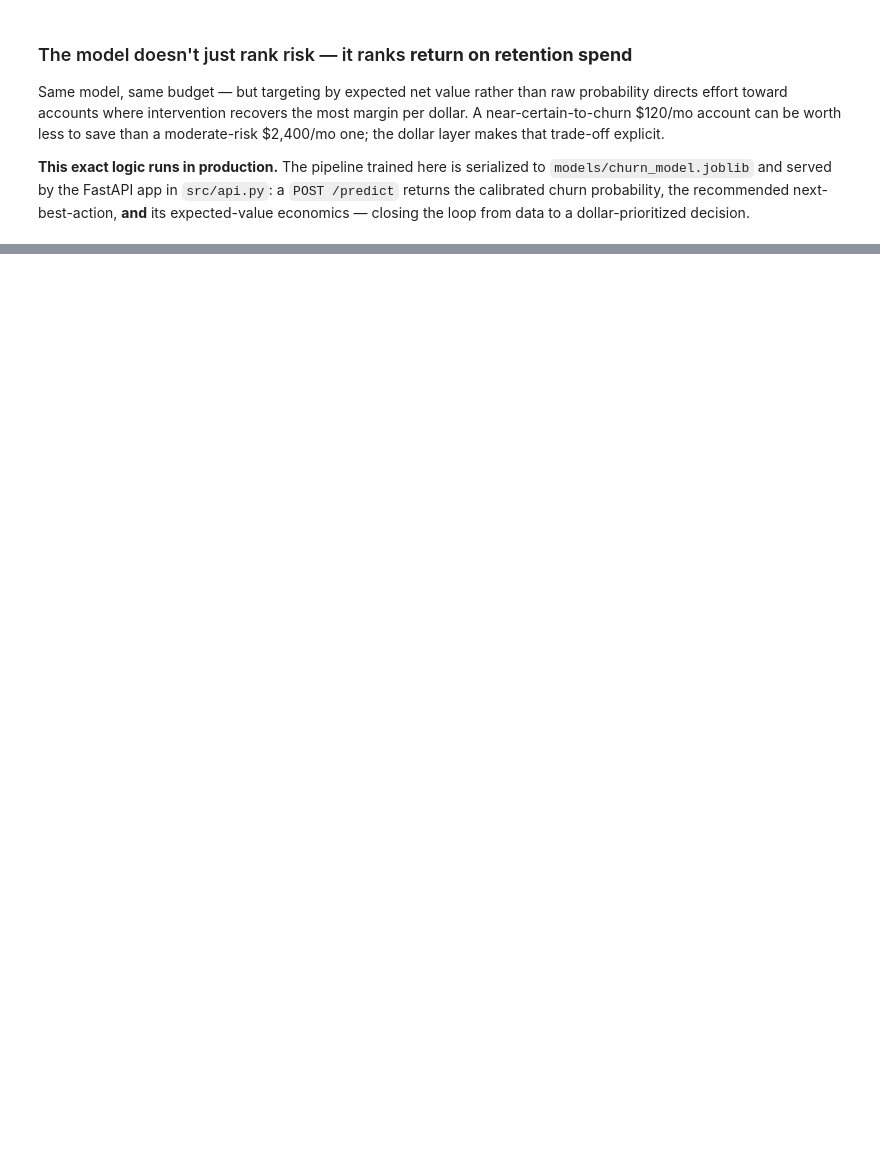
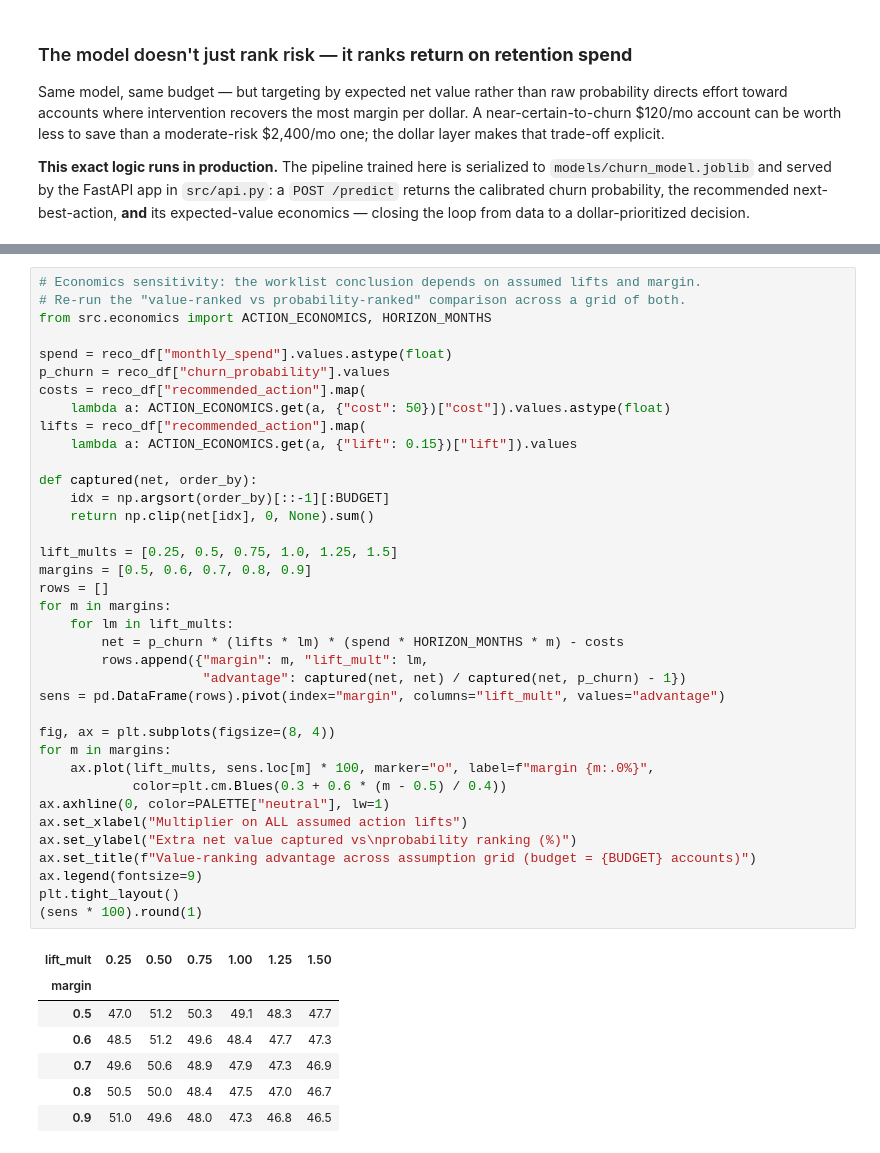
Before and after one commit to dustintdn/churn-nba, a Jupyter notebook: notebooks/churn_analysis.ipynb, the cells around one changed output, grey strips where cells are left out. Saved outputs shown, nothing was run; the diff lists cells and outputs as text; blank space fills up the shorter version.

```diff
--- a/notebooks/churn_analysis.ipynb
+++ b/notebooks/churn_analysis.ipynb
@@ -547,0 +695,45 @@ expected-value economics — closing the loop from data to a dollar-prioritized
+# %%
+# Economics sensitivity: the worklist conclusion depends on assumed lifts and margin.
+# Re-run the "value-ranked vs probability-ranked" comparison across a grid of both.
+from src.economics import ACTION_ECONOMICS, HORIZON_MONTHS
+
+spend = reco_df["monthly_spend"].values.astype(float)
+p_churn = reco_df["churn_probability"].values
+costs = reco_df["recommended_action"].map(
+    lambda a: ACTION_ECONOMICS.get(a, {"cost": 50})["cost"]).values.astype(float)
+lifts = reco_df["recommended_action"].map(
+    lambda a: ACTION_ECONOMICS.get(a, {"lift": 0.15})["lift"]).values
+
+def captured(net, order_by):
+    idx = np.argsort(order_by)[::-1][:BUDGET]
+    return np.clip(net[idx], 0, None).sum()
+
+lift_mults = [0.25, 0.5, 0.75, 1.0, 1.25, 1.5]
+margins = [0.5, 0.6, 0.7, 0.8, 0.9]
+rows = []
+for m in margins:
+    for lm in lift_mults:
+        net = p_churn * (lifts * lm) * (spend * HORIZON_MONTHS * m) - costs
+        rows.append({"margin": m, "lift_mult": lm,
+                     "advantage": captured(net, net) / captured(net, p_churn) - 1})
+sens = pd.DataFrame(rows).pivot(index="margin", columns="lift_mult", values="advantage")
+
+fig, ax = plt.subplots(figsize=(8, 4))
+for m in margins:
+    ax.plot(lift_mults, sens.loc[m] * 100, marker="o", label=f"margin {m:.0%}",
+            color=plt.cm.Blues(0.3 + 0.6 * (m - 0.5) / 0.4))
+ax.axhline(0, color=PALETTE["neutral"], lw=1)
+ax.set_xlabel("Multiplier on ALL assumed action lifts")
+ax.set_ylabel("Extra net value captured vs\nprobability ranking (%)")
+ax.set_title(f"Value-ranking advantage across assumption grid (budget = {BUDGET} accounts)")
+ax.legend(fontsize=9)
+plt.tight_layout()
+(sens * 100).round(1)
+# %% [output]
+| lift_mult | 0.25 | 0.50 | 0.75 | 1.00 | 1.25 | 1.50 |
+| margin |  |  |  |  |  |  |
+| 0.5 | 47.0 | 51.2 | 50.3 | 49.1 | 48.3 | 47.7 |
+| 0.6 | 48.5 | 51.2 | 49.6 | 48.4 | 47.7 | 47.3 |
+| 0.7 | 49.6 | 50.6 | 48.9 | 47.9 | 47.3 | 46.9 |
+| 0.8 | 50.5 | 50.0 | 48.4 | 47.5 | 47.0 | 46.7 |
+| 0.9 | 51.0 | 49.6 | 48.0 | 47.3 | 46.8 | 46.5 |
```
Also changed, not shown: parts of 8 cells of this notebook, 2 other files.
